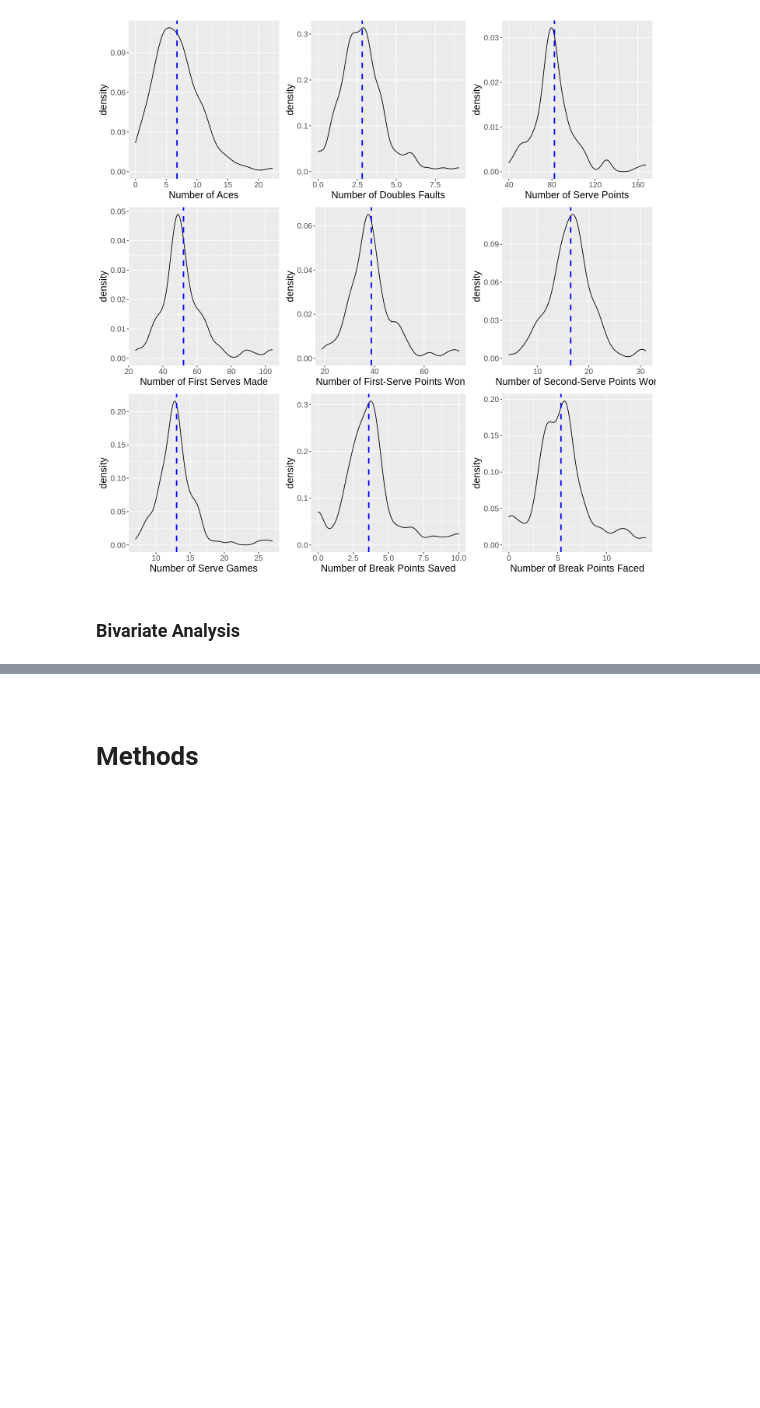
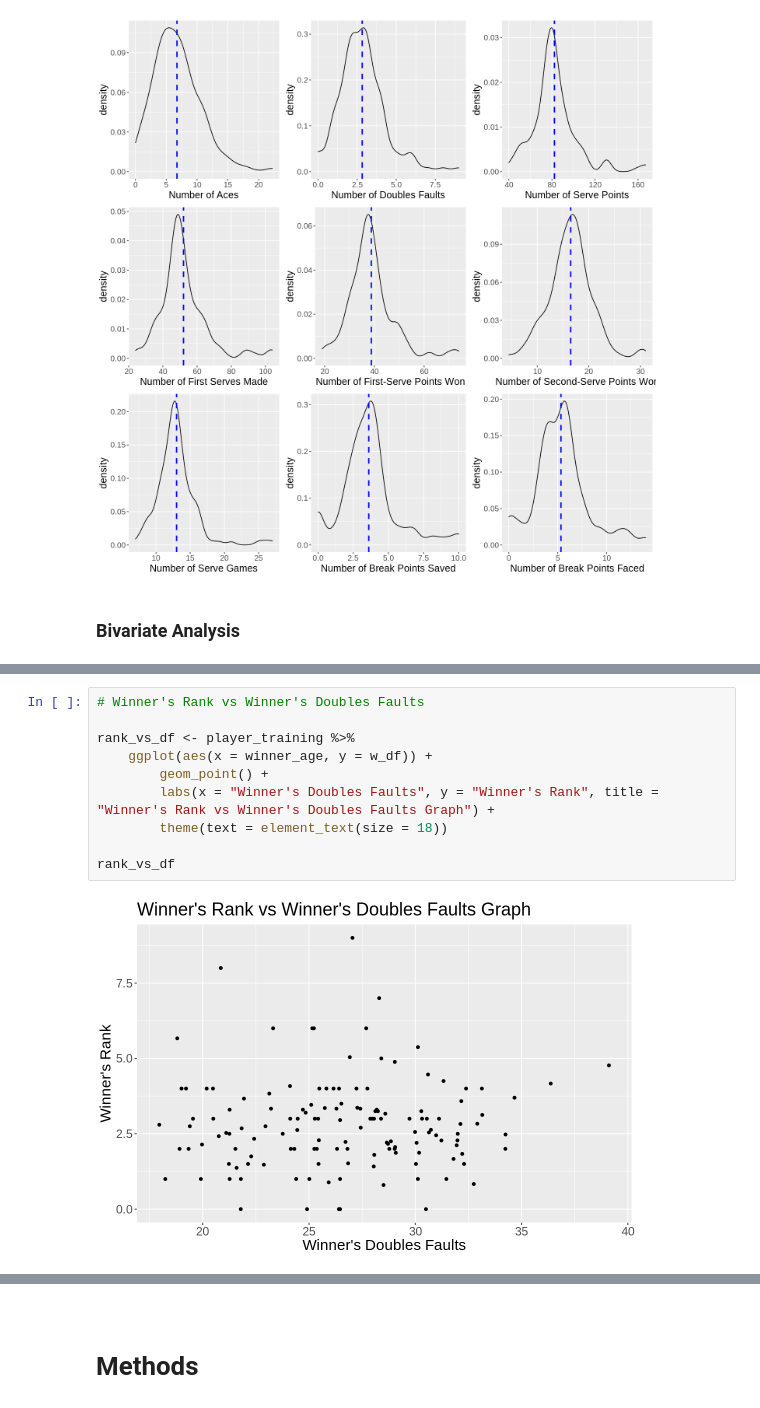
Before and after one commit to jo-adithya/dsci_project, a Jupyter notebook: proposal.ipynb, the cells around one changed output, grey strips where cells are left out. Cells and saved outputs as stored; diff of their text form; blank space fills up the shorter version.

```diff
--- a/proposal.ipynb
+++ b/proposal.ipynb
@@ -252,0 +279,12 @@ grid.arrange(aces_plot, df_plot, svpt_plot, in1st_plot, won1st_plot,
+# %%
+# Winner's Rank vs Winner's Doubles Faults
+
+rank_vs_df <- player_training %>%
+    ggplot(aes(x = winner_age, y = w_df)) +
+        geom_point() +
+        labs(x = "Winner's Doubles Faults", y = "Winner's Rank", title = "Winner's Rank vs Winner's Doubles Faults Graph") +
+        theme(text = element_text(size = 18))
+
+rank_vs_df
+# %% [output]
+[figure, added]
```
Also changed, not shown: parts of 10 cells of this notebook.
